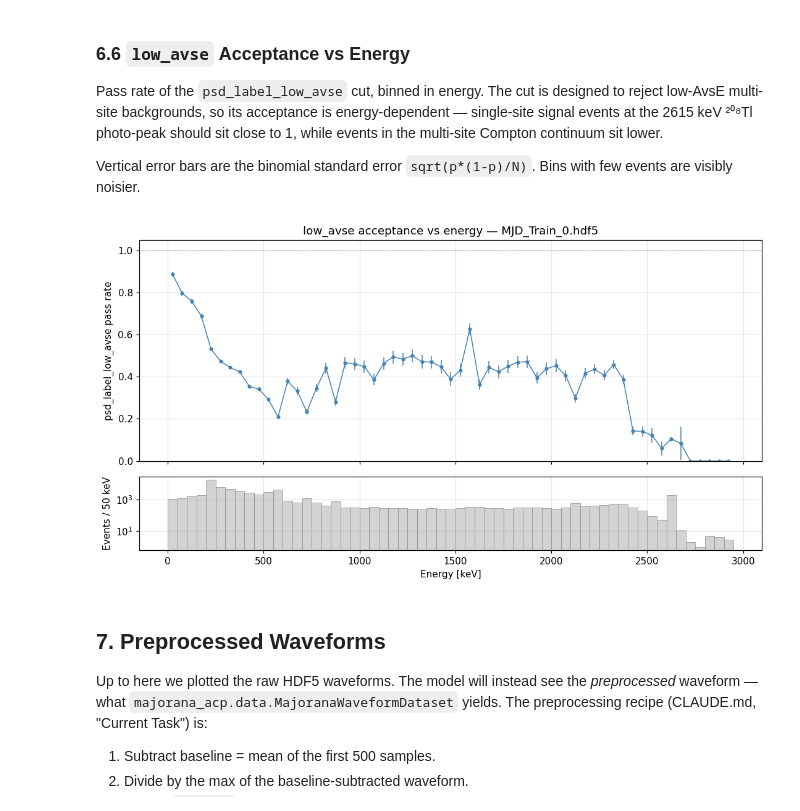
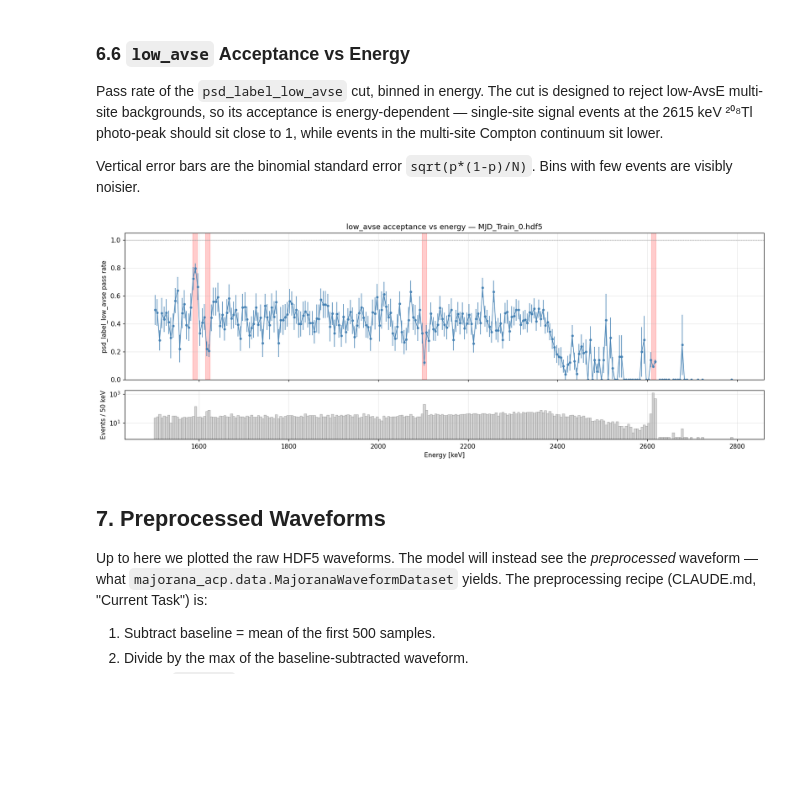
Before and after one commit to Galileo-Sandbox/MAJORANA_ACP, a Jupyter notebook: notebooks/data_visualization.ipynb, the cells around one changed output. Saved outputs shown, nothing was run; the diff lists cells and outputs as text; code cells hidden in the pictures; blank space fills up the shorter version.

```diff
--- a/notebooks/data_visualization.ipynb
+++ b/notebooks/data_visualization.ipynb
@@ -224,12 +224,22 @@ four PSD cuts. Reproduces the structure of Figure 2 in the data-release
 paper (on a single file rather than the full dataset). The step-like
 feature near 100 keV is from the upstream `sumE > 100 keV` skim cut.
 # %%
-bins = np.arange(0, 4000, 10)
+bins = np.arange(1500, 2800, 2)
+
+
+PEAK_MARKERS = [
+    ("Tl-208 FE", 2614.0),
+    ("Tl-208 SE", 2103.0),
+    ("Tl-208 DEP", 1592.0),
+    ("Bi-214 1620", 1620.0),
+]
 
 fig, ax = plt.subplots(figsize=(10, 4.5))
 ax.hist(energy, bins=bins, histtype="step", lw=1.3, label="Full spectrum")
 ax.hist(energy[clean], bins=bins, histtype="step", lw=1.3,
         label="After all 4 PSD cuts")
+for name, center in PEAK_MARKERS:
+        ax.axvspan(center - 5, center + 5, color="red",alpha=0.2)
 ax.set_yscale("log")
 ax.set_xlabel("Energy [keV]")
 ax.set_ylabel("Counts / 10 keV")
@@ -313,7 +323,7 @@ continuum sit lower.
 Vertical error bars are the binomial standard error
 `sqrt(p*(1-p)/N)`. Bins with few events are visibly noisier.
 # %%
-e_bins = np.arange(0, 3000, 50)
+e_bins = np.arange(1500, 2800, 5)
 e_centers = 0.5 * (e_bins[:-1] + e_bins[1:])
 
 total, _ = np.histogram(energy, bins=e_bins)
@@ -323,35 +333,38 @@ rate = np.divide(
     passed, total,
     out=np.full(total.shape, np.nan, dtype=float),
     where=total > 0,
 )
 err = np.where(total > 0,
                np.sqrt(rate * (1 - rate) / np.maximum(total, 1)),
                0.0)
 
 fig, (ax_top, ax_bot) = plt.subplots(
-    2, 1, figsize=(10, 5.5), sharex=True,
+    2, 1, figsize=(15, 5.5), sharex=True,
     gridspec_kw={"height_ratios": [3, 1]},
 )
 
 ax_top.errorbar(e_centers, rate, yerr=err, fmt="o-",
                 lw=1, ms=3, color="steelblue")
 ax_top.axhline(1.0, color="gray", lw=0.5, ls="--")
 ax_top.set_ylabel("psd_label_low_avse pass rate")
 ax_top.set_ylim(0, 1.05)
 ax_top.set_title(f"low_avse acceptance vs energy — {sample_file.name}")
 ax_top.grid(True, alpha=0.3)
 
+for name, center in PEAK_MARKERS:
+    ax_top.axvspan(center - 5, center + 5, color="red",alpha=0.2)
+
 ax_bot.bar(e_centers, total, width=np.diff(e_bins),
            color="lightgray", edgecolor="gray", lw=0.4)
 ax_bot.set_yscale("log")
 ax_bot.set_xlabel("Energy [keV]")
 ax_bot.set_ylabel("Events / 50 keV")
 ax_bot.grid(True, alpha=0.3, which="both")
 
 fig.tight_layout()
 plt.show()
 # %% [output]
-[figure, old version]
+[figure, new version]
 # %% [markdown]
 ## 7. Preprocessed Waveforms
 
```
Also changed, not shown: parts of 21 cells of this notebook, 13 other files.
